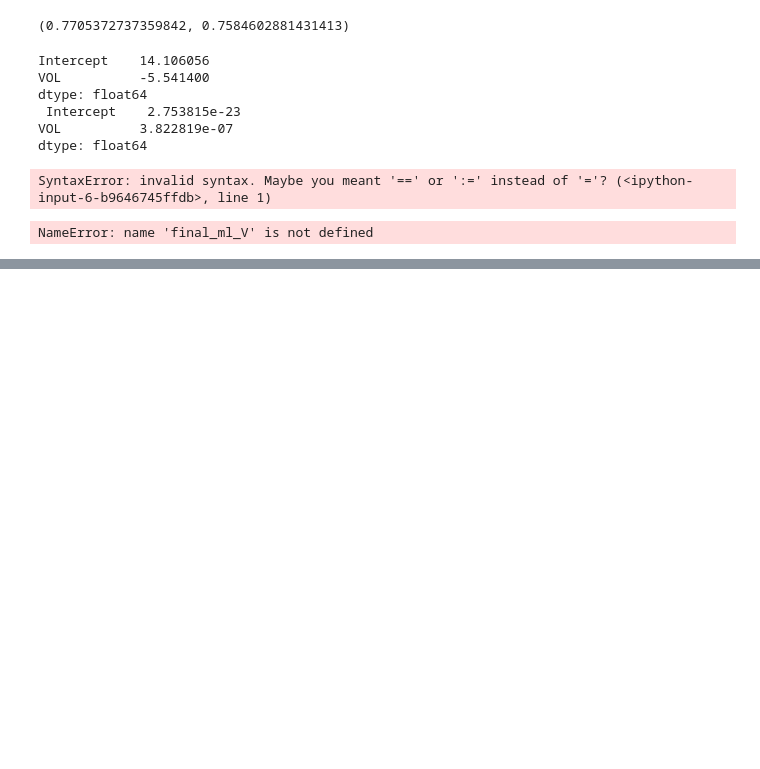
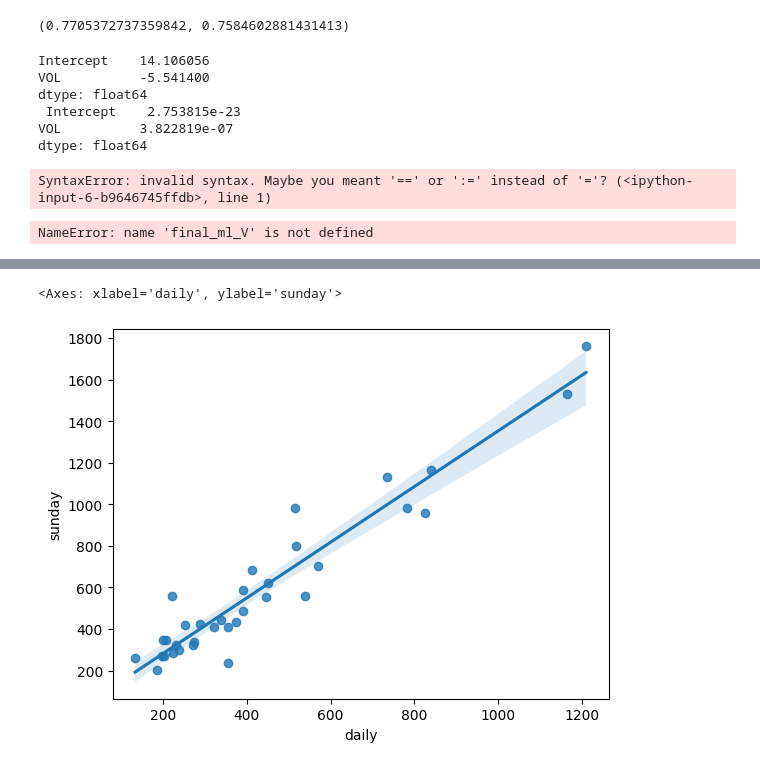
Before and after one commit to Abhinaya879/EXCLR, a Jupyter notebook: AD.ipynb, the cells around one changed output, grey strips where cells are left out. Saved outputs shown, nothing was run; the diff lists cells and outputs as text; code cells hidden in the pictures; blank space fills up the shorter version.

```diff
--- a/AD.ipynb
+++ b/AD.ipynb
@@ -197,0 +188,4 @@ NameError: name 'final_ml_V' is not defined
+# %%
+import pandas as pd
+df=pd.read_csv('/content/drive/MyDrive/Datasets/ewspaperData.csv')
+df
@@ -197,0 +210,9 @@ NameError: name 'final_ml_V' is not defined
+# %%
+import statsmodels.formula.api as smf
+import seaborn as sns
+model=smf.ols('sunday~daily',data=df).fit()
+model.summary()
+sns.regplot(x="daily", y="sunday",data=df)
+# %% [output]
+<Axes: xlabel='daily', ylabel='sunday'>
+[figure, added]
```
Also changed, not shown: parts of 11 cells of this notebook.
